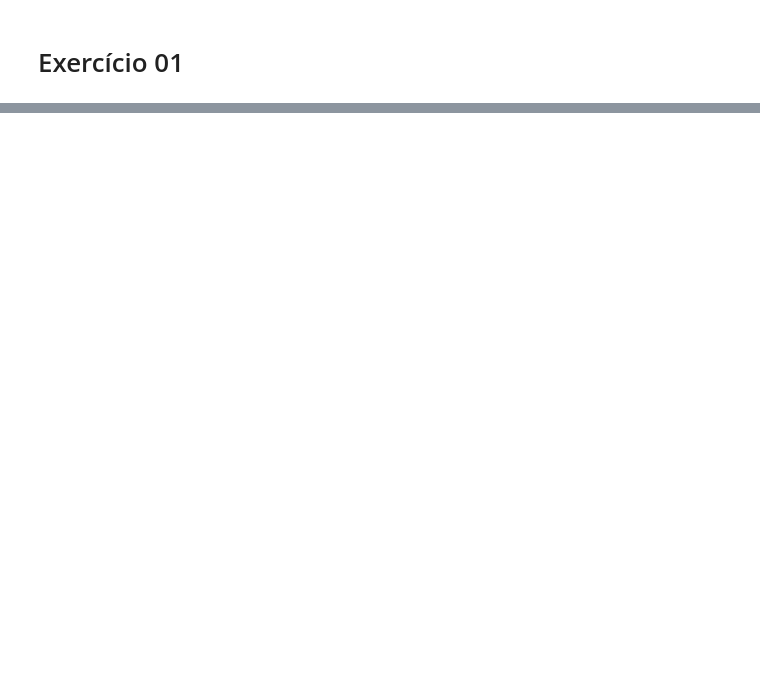
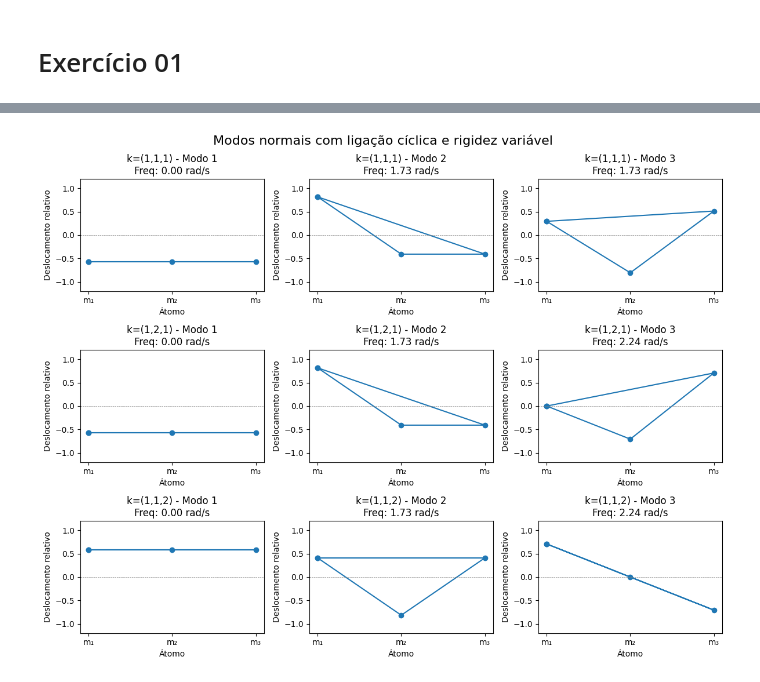
Before and after one commit to gabireisch/av4, a Jupyter notebook: av4.ipynb, the cells around one changed output, grey strips where cells are left out. Cells and saved outputs as stored; diff of their text form; code cells hidden in the pictures; blank space fills up the shorter version.

```diff
--- a/av4.ipynb
+++ b/av4.ipynb
@@ -90,0 +197,49 @@ Modos Normais (autovetores):
+# %%
+# Função para resolver vibração com rigidez variável e conexão cíclica
+def vibracao_k_variavel(m1, m2, m3, k1, k2, k3):
+    M = np.diag([m1, m2, m3])
+    K = np.array([
+        [k1 + k3, -k1, -k3],
+        [-k1, k1 + k2, -k2],
+        [-k3, -k2, k2 + k3]
+    ])
+    eigvals, eigvecs = np.linalg.eig(np.linalg.inv(M) @ K)
+    idx = np.argsort(eigvals)
+    eigvals = np.clip(eigvals[idx], 0, None)
+    eigvecs = eigvecs[:, idx]
+    freq = np.sqrt(eigvals)
+    return freq, eigvecs
+
+m1 = m2 = m3 = 1 #massas fixas
+
+# Casos de rigidez (mantendo conexão cíclica)
+r = [
+    (1, 1, 1),
+    (1, 2, 1),
+    (1, 1, 2)]
+
+# Gráficos
+plt.figure(figsize=(12, 9))
+for i, (k1, k2, k3) in enumerate(r):
+    freq, modos = vibracao_k_variavel(m1, m2, m3, k1, k2, k3)
+
+    for j in range(3):
+        plt.subplot(3, 3, 3*i + j + 1)
+
+        # x fictício para representar posições m1 → m2 → m3 → m1
+        x = [1, 2, 3, 1]
+        y = list(modos[:, j]) + [modos[0, j]]  # fechar o ciclo: m1 → m2 → m3 → m1
+
+        plt.plot(x, y, marker='o', linestyle='-')
+        plt.axhline(0, color='gray', linestyle='--', linewidth=0.5)
+        plt.ylim(-1.2, 1.2)
+        plt.title(f'k=({k1},{k2},{k3}) - Modo {j+1}\nFreq: {freq[j]:.2f} rad/s')
+        plt.xticks([1, 2, 3], ['m₁', 'm₂', 'm₃'])
+        plt.xlabel('Átomo')
+        plt.ylabel('Deslocamento relativo')
+
+plt.tight_layout()
+plt.suptitle('Modos normais com ligação cíclica e rigidez variável', fontsize=16, y=1.02)
+plt.show()
+# %% [output]
+[figure, added]
```
Also changed, not shown: parts of 13 cells of this notebook, 6 other files.
